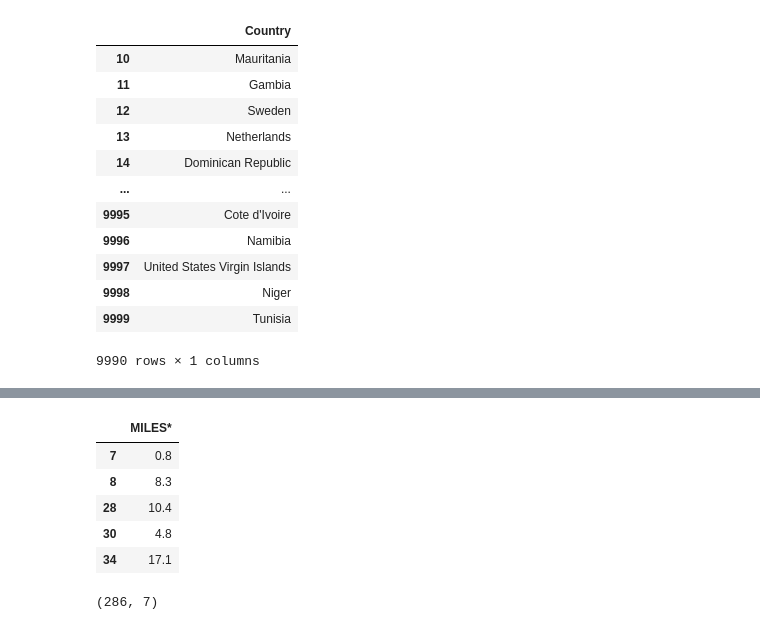
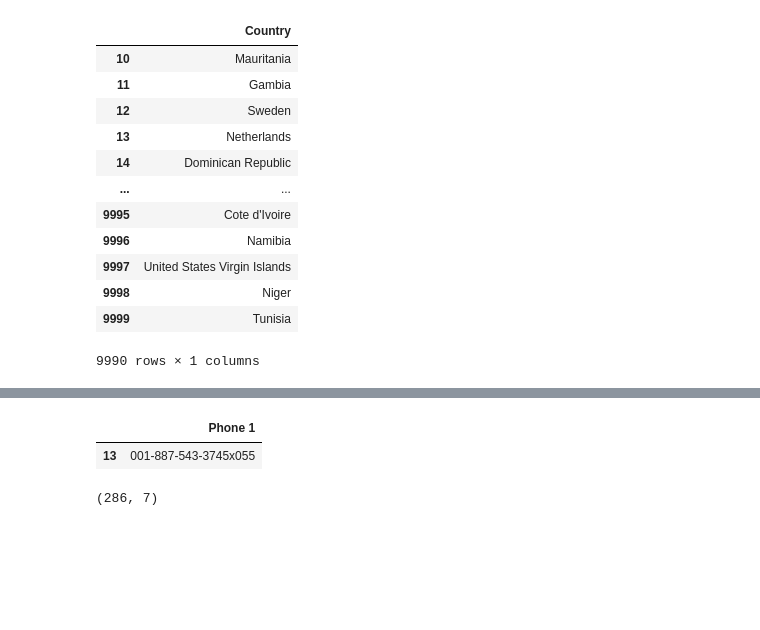
Before and after one commit to Army-man-gif/Courses, a Jupyter notebook: Course 1/Work/python_overview (1).ipynb, the cells around one changed output, grey strips where cells are left out. Cells and saved outputs as stored; diff of their text form; code cells hidden in the pictures; blank space fills up the shorter version.

```diff
--- a/Course 1/Work/python_overview (1).ipynb
+++ b/Course 1/Work/python_overview (1).ipynb
@@ -608,16 +608,12 @@ df.loc[df["Index"] > 10].head()
 | 12 | 13 | c388ECa44FFe37c | Dave | Moran | Harrell-Donovan | South Elizabeth | Sweden | 575.006.7250x9748 | 262-029-1096 | cartermallory@chung.com | ... |
 | 13 | 14 | f8dddbf9CD6FF92 | Glen | Hammond | Schaefer, Chung and Lin | Pamelatown | Netherlands | 001-887-543-3745x055 | 001-955-888-1987x09071 | lweeks@hooper.org | ... |
 | 14 | 15 | 86Df56BFCc0a7CA | Catherine | Blackwell | Mack, Garcia and Schaefer | Lake Seth | Dominican Republic | 001-915-961-8896x5744 | (310)185-3032x0974 | calhounalisha@hardin.net | ... |
-# %%
-# Find out all rides to Cary
-df.loc[df["START*"]=="Cary",["MILES*"]].head()
-# %% [output]
-|  | MILES* |
-| 7 | 0.8 |
-| 8 | 8.3 |
-| 28 | 10.4 |
-| 30 | 4.8 |
-| 34 | 17.1 |
+# %%
+# Find out all customers with first name Glen and last name Hammond
+df.loc[(df["First Name"]=="Glen")&(df["Last Name"]=="Hammond"),["Phone 1"]].head()
+# %% [output]
+|  | Phone 1 |
+| 13 | 001-887-543-3745x055 |
 # %%
 # Find out all rides to Cary & Morrisville
 df[df["START*"].isin(["Cary","Morrisville"])].shape
```
